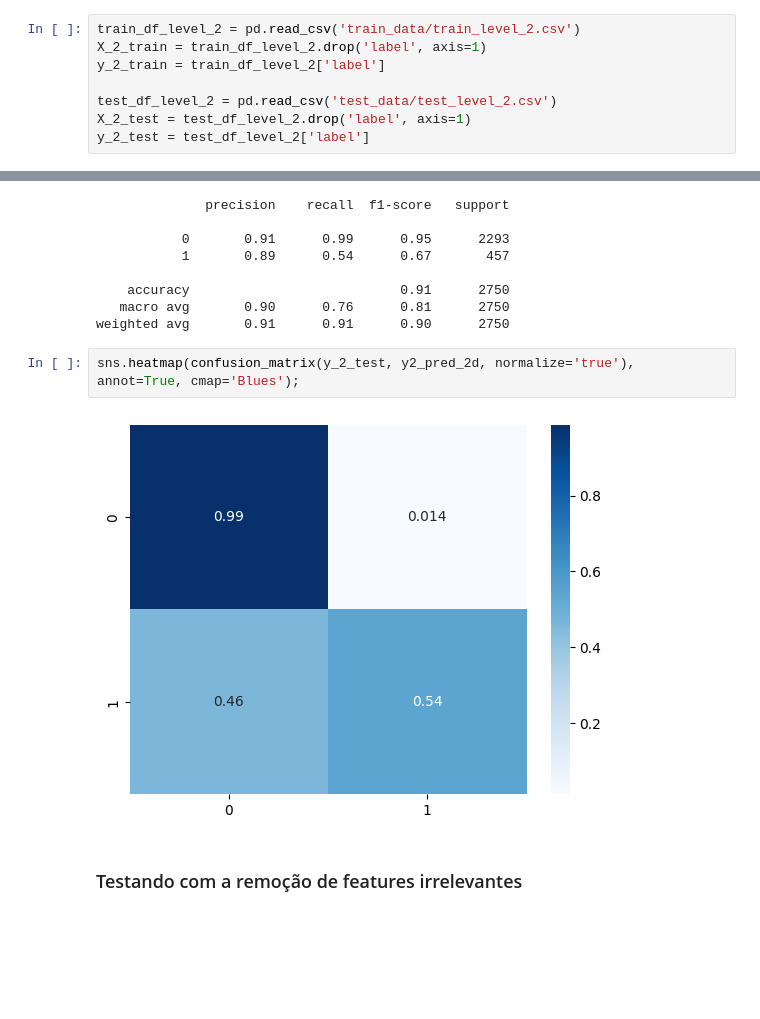
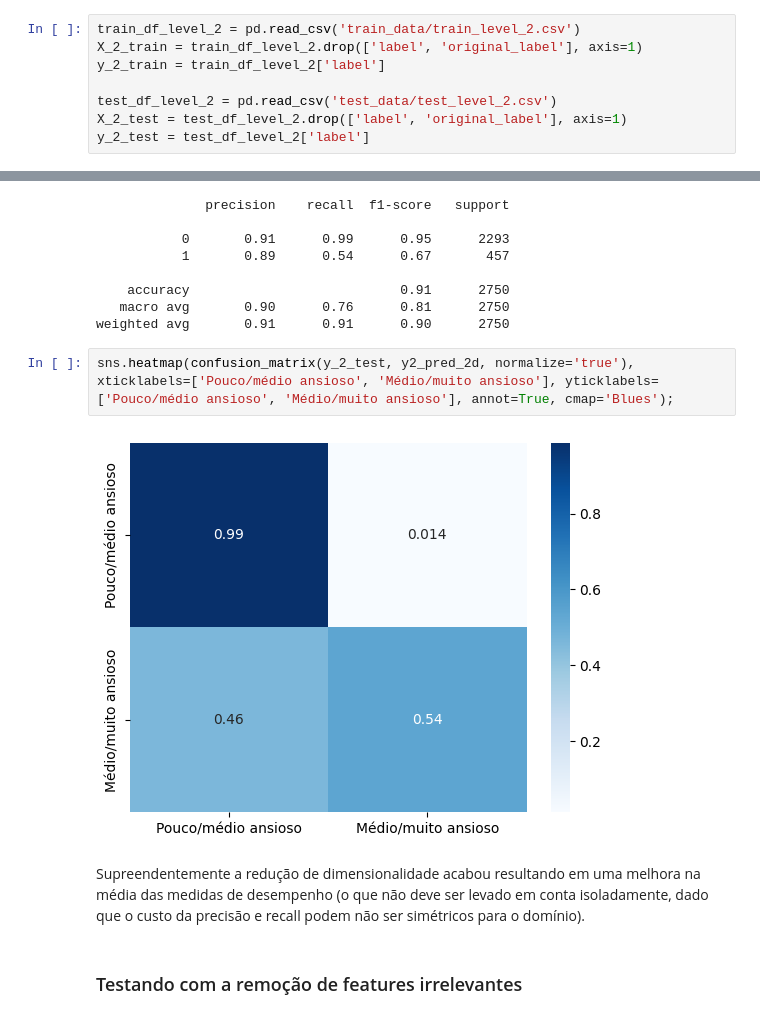
Before and after one commit to joaoloss/social-anxiety-analysis, a Jupyter notebook: src.ipynb, the cells around one changed output, grey strips where cells are left out. Drawn from its saved outputs; the diff is of its cells as text; blank space fills up the shorter version.

```diff
--- a/src.ipynb
+++ b/src.ipynb
@@ -592,11 +607,11 @@ sns.heatmap(confusion_matrix(y_1_test, y_pred_no_irrelevant, normalize='true'),
 Nessa seção será avaliado o desempenho do KNN para o nível 2 (pouco/médio ansioso vs médio/muito ansioso).
 # %%
 train_df_level_2 = pd.read_csv('train_data/train_level_2.csv')
-X_2_train = train_df_level_2.drop('label', axis=1)
+X_2_train = train_df_level_2.drop(['label', 'original_label'], axis=1)
 y_2_train = train_df_level_2['label']
 
 test_df_level_2 = pd.read_csv('test_data/test_level_2.csv')
-X_2_test = test_df_level_2.drop('label', axis=1)
+X_2_test = test_df_level_2.drop(['label', 'original_label'], axis=1)
 y_2_test = test_df_level_2['label']
 # %%
 params = {'n_neighbors': list(range(1, 42, 2))}
@@ -645,9 +710,11 @@ print(classification_report(y_2_test, y2_pred_2d))
    macro avg       0.90      0.76      0.81      2750
 weighted avg       0.91      0.91      0.90      2750
 # %%
-sns.heatmap(confusion_matrix(y_2_test, y2_pred_2d, normalize='true'), annot=True, cmap='Blues');
+sns.heatmap(confusion_matrix(y_2_test, y2_pred_2d, normalize='true'), xticklabels=['Pouco/médio ansioso', 'Médio/muito ansioso'], yticklabels=['Pouco/médio ansioso', 'Médio/muito ansioso'], annot=True, cmap='Blues');
 # %% [output]
-[figure, old version]
+[figure, new version]
+# %% [markdown]
+Supreendentemente a redução de dimensionalidade acabou resultando em uma melhora na média das medidas de desempenho (o que não deve ser levado em conta isoladamente, dado que o custo da precisão e recall podem não ser simétricos para o domínio).
 # %% [markdown]
 ### Testando com a remoção de features irrelevantes
 # %%
```
Also changed, not shown: parts of 53 cells of this notebook, 10 other files.
